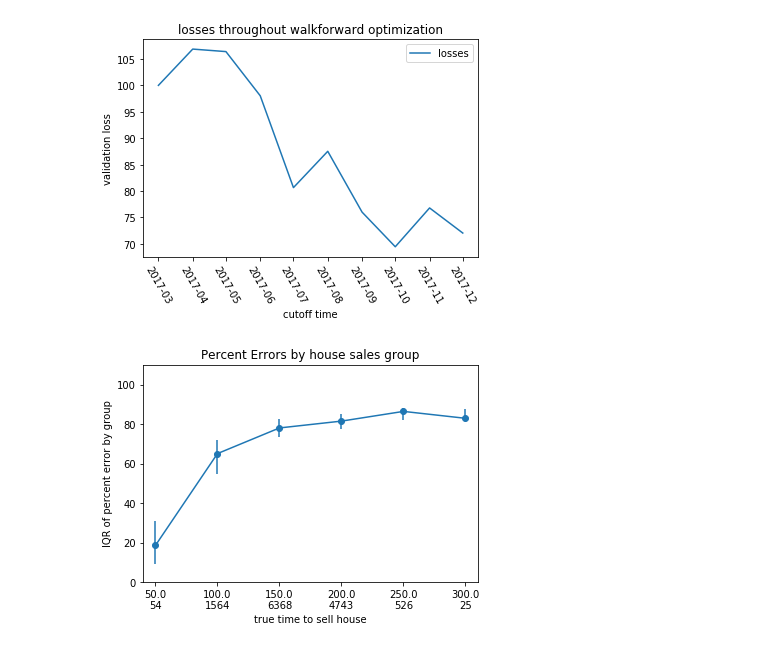
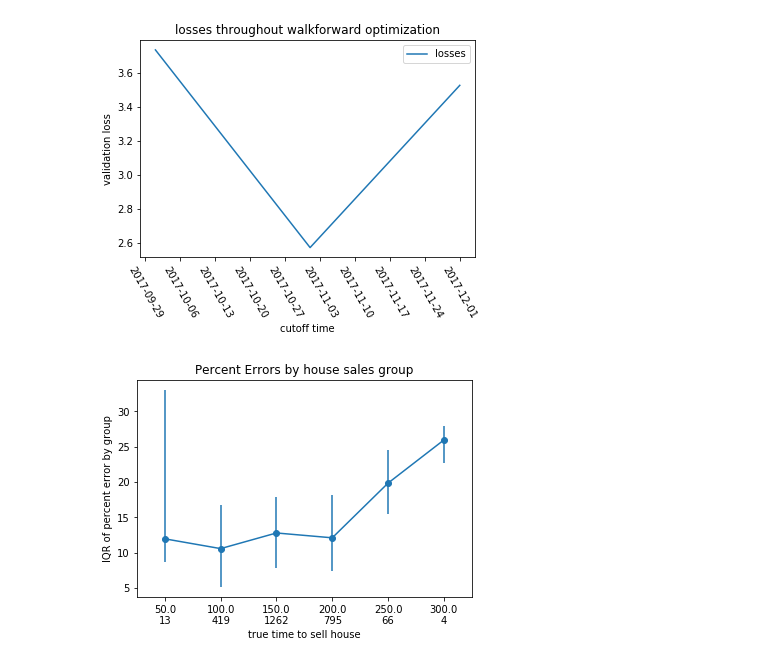
Before and after one commit to leedtan/LeeTanData, a Jupyter notebook: SimpleML_HouseSales/HousePredictions.ipynb, the cells around one changed output. Cells and saved outputs as stored; diff of their text form; code cells hidden in the pictures.

Commit message:
visualization of error by group finally making sense

```diff
--- a/SimpleML_HouseSales/HousePredictions.ipynb
+++ b/SimpleML_HouseSales/HousePredictions.ipynb
@@ -21,7 +21,7 @@ df = pd.read_csv(
 
 dataset_end = df['SalesDate'].max()
 
-FIRST_CUTOFF = pd.to_datetime('2017-02-01')
+FIRST_CUTOFF = pd.to_datetime('2017-09-01')
 LAST_CUTOFF = df['SalesDate'].max() - pd.DateOffset(months=1)
 
 
@@ -78,7 +78,7 @@ class Model():
                 tf.layers.dense(self.layers[-1], layer_size))
             self.layers.append(next_layer)
 
-        self.output = tf.nn.softplus(tf.layers.dense(self.layers[-1], 1))
+        self.output = tf.nn.softplus(tf.layers.dense(self.layers[-1], 1))[:,0]
 
         self.loss_indicator = (tf.cast(self.output < self.y, tf.float32) *
                                (1 - self.sold) + self.sold)
@@ -207,7 +207,7 @@ def trn_validate(df, trn_end, val_end, layer_sizes):
         val_Y.values,
         trn_sold.values,
         val_sold.values,
-        epochs=10)
+        epochs=100)
     model.visualize('Loss and r2_scores ' + str(trn_end)[:10] + ' to \n' +
                     str(val_end)[:10] + ' layers: ' + str(layer_sizes), str(trn_end)[:7] + ':' + str(val_end)[:7])
     return model.val_losses[-1], yhat, val_Y
@@ -221,7 +221,7 @@ def walkforward_optimization(df, FIRST_CUTOFF, LAST_CUTOFF):
     yhat_all, val_Y_all = np.zeros(0), np.zeros(0)
     while val_end <= LAST_CUTOFF:
         idx += 1
-        validation_loss, yhat, val_Y = trn_validate(df, trn_end, val_end, [100])
+        validation_loss, yhat, val_Y = trn_validate(df, trn_end, val_end, [100, 100])
         yhat_all = np.concatenate((yhat_all, yhat.flatten()), 0)
         val_Y_all = np.concatenate((val_Y_all, val_Y), 0)
         validation_losses.loc[idx, 'cutoffs'] = val_end
@@ -266,11 +283,11 @@ epoch: 9 train loss:  107.50822 val loss:  87.50962 r2_score: -10.02076063048167
 # %%
 visualize_walkforward_optimization_performance(validation_losses)
 # %% [output]
-[figure, old version]
+[figure, new version]
 # %%
-def plot_by_group(yhat_all, val_Y_all):
+def plot_by_group(yhat_all, val_Y_all, increment = 50):
     percent_error = np.abs((yhat_all - val_Y_all)/val_Y_all)
-    true_bin = ((val_Y_all // 50) + 1) * 50
+    true_bin = ((val_Y_all // increment) + 1) * increment
     err_bins = {}
     for pe, tb in zip(percent_error, true_bin):
         if not tb in err_bins.keys():
@@ -284,7 +301,6 @@ def plot_by_group(yhat_all, val_Y_all):
     keys = [key for key in sorted(err_bins)]
     _, ax = plt.subplots(nrows=1, ncols=1, sharex=True)
 
-    ax.set_ylim([0, 110])
     ax.set(
         xlabel='true time to sell house',
         ylabel='IQR of percent error by group',
@@ -305,7 +321,8 @@ def plot_by_group(yhat_all, val_Y_all):
     ax.set_xticks(np.arange(np.min(keys), np.max(keys) + 1, increment))
     ax.set_xticklabels(xticks)
     plt.show()
+    return err_bins
 # %%
-plot_by_group(yhat_all, val_Y_all)
+err_bins = plot_by_group(yhat_all, val_Y_all)
 # %% [output]
-[figure, old version]
+[figure, new version]
```
Also changed, not shown: parts of 1 cell of this notebook.
